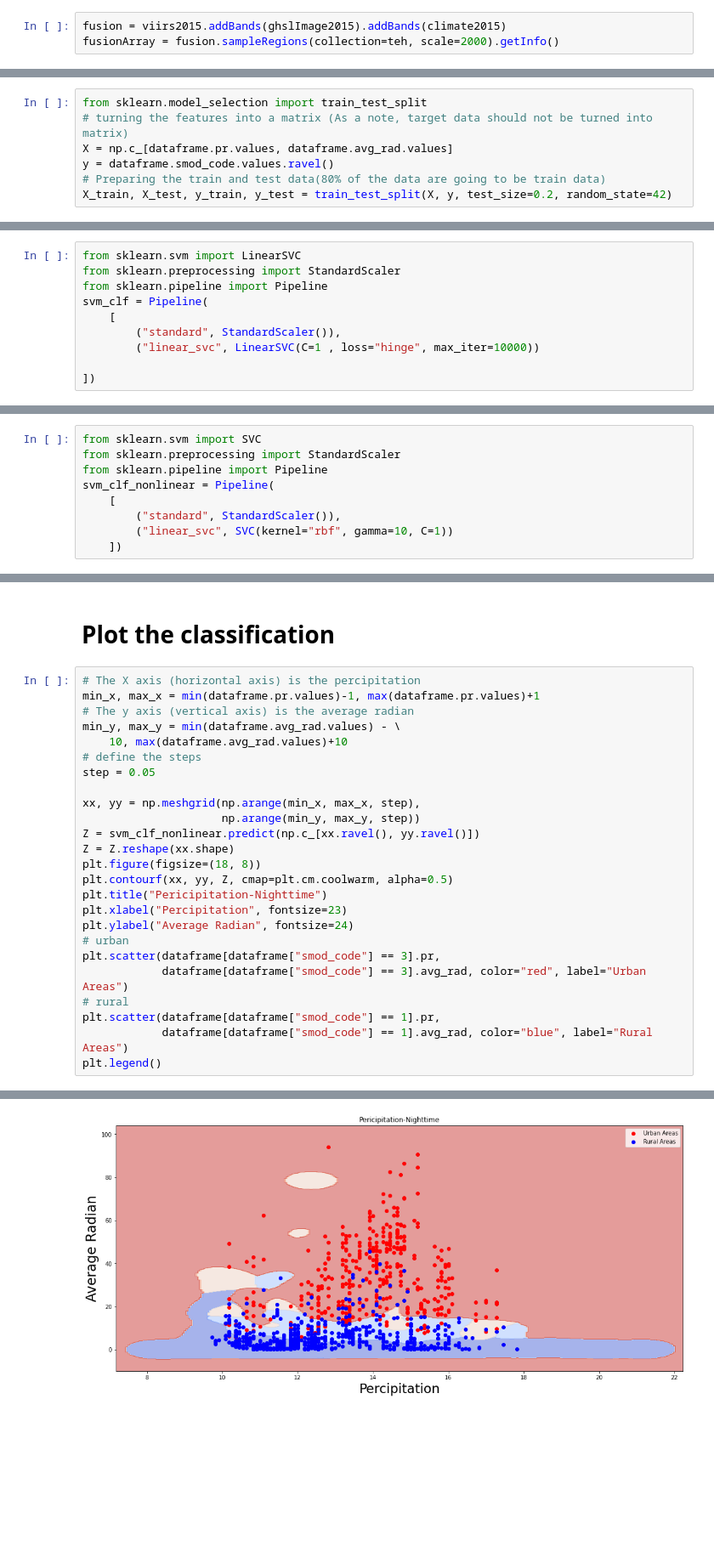
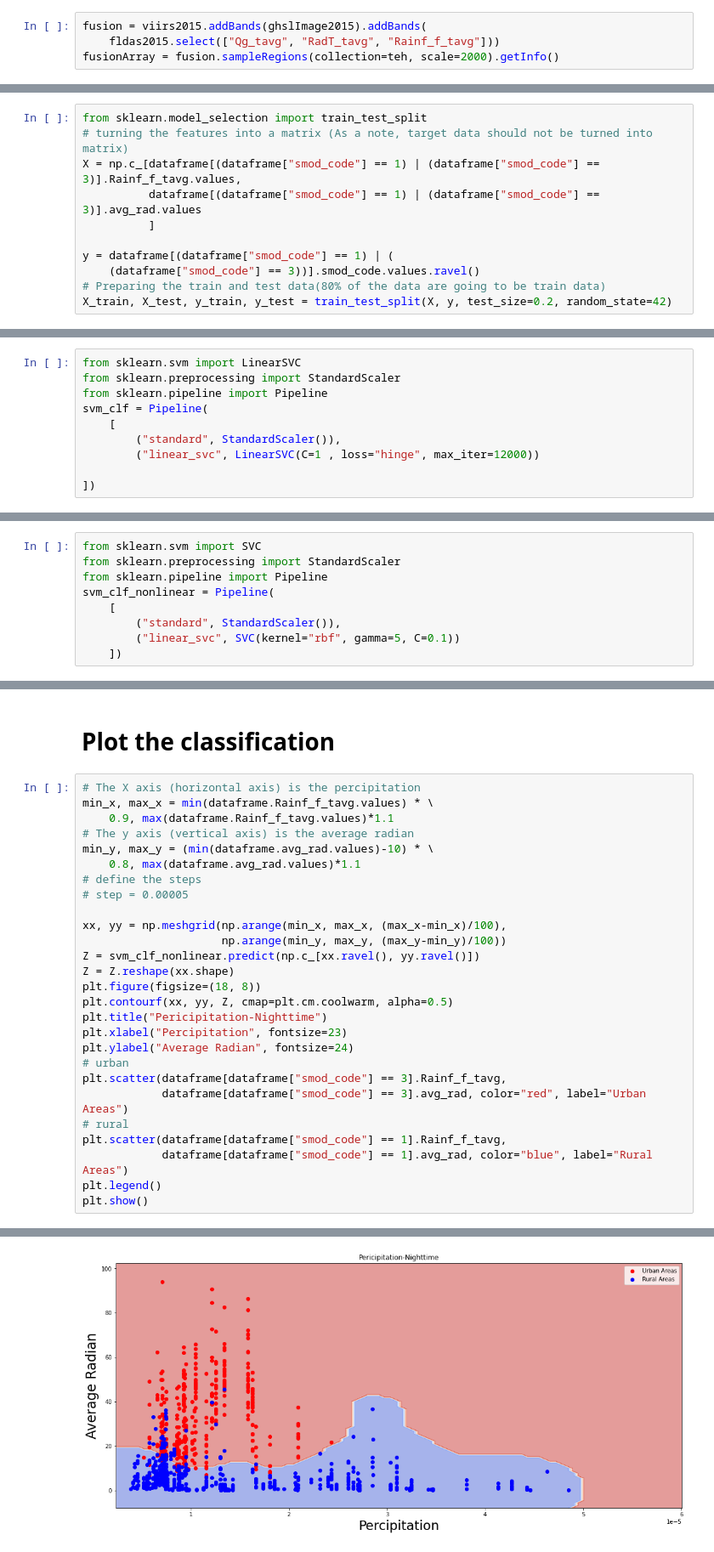
Before and after one commit to AmirHKiani98/nighttime-light-data, a Jupyter notebook: tehran-nighttime.ipynb, the cells around one changed output, grey strips where cells are left out. Shown: that part at 85% size. Saved outputs shown, nothing was run; the diff lists cells and outputs as text; blank space fills up the shorter version.

```diff
--- a/tehran-nighttime.ipynb
+++ b/tehran-nighttime.ipynb
@@ -49,7 +67,8 @@ climate2015 = climate.filterDate("2015-01-01", "2015-12-01").mean()
 # %% [markdown]
 # Add bands to each other
 # %%
-fusion = viirs2015.addBands(ghslImage2015).addBands(climate2015)
+fusion = viirs2015.addBands(ghslImage2015).addBands(
+    fldas2015.select(["Qg_tavg", "RadT_tavg", "Rainf_f_tavg"]))
 fusionArray = fusion.sampleRegions(collection=teh, scale=2000).getInfo()
 # %%
 mainList = fusionArray["features"]
@@ -125,8 +126,12 @@ plt.show()
 # %%
 from sklearn.model_selection import train_test_split
 # turning the features into a matrix (As a note, target data should not be turned into matrix)
-X = np.c_[dataframe.pr.values, dataframe.avg_rad.values]
-y = dataframe.smod_code.values.ravel()
+X = np.c_[dataframe[(dataframe["smod_code"] == 1) | (dataframe["smod_code"] == 3)].Rainf_f_tavg.values,
+          dataframe[(dataframe["smod_code"] == 1) | (dataframe["smod_code"] == 3)].avg_rad.values
+          ]
+
+y = dataframe[(dataframe["smod_code"] == 1) | (
+    (dataframe["smod_code"] == 3))].smod_code.values.ravel()
 # Preparing the train and test data(80% of the data are going to be train data)
 X_train, X_test, y_train, y_test = train_test_split(X, y, test_size=0.2, random_state=42)
 # %% [markdown]
@@ -138,7 +143,7 @@ from sklearn.pipeline import Pipeline
 svm_clf = Pipeline(
     [
         ("standard", StandardScaler()),
-        ("linear_svc", LinearSVC(C=1 , loss="hinge", max_iter=10000))
+        ("linear_svc", LinearSVC(C=1 , loss="hinge", max_iter=12000))
 
 ])
 # %% [markdown]
@@ -185,7 +190,7 @@ from sklearn.pipeline import Pipeline
 svm_clf_nonlinear = Pipeline(
     [
         ("standard", StandardScaler()),
-        ("linear_svc", SVC(kernel="rbf", gamma=10, C=1))
+        ("linear_svc", SVC(kernel="rbf", gamma=5, C=0.1))
     ])
 # %% [markdown]
 # Fit the train data to model
@@ -198,15 +203,16 @@ Accuracy = 78%
 # Plot the classification
 # %%
 # The X axis (horizontal axis) is the percipitation
-min_x, max_x = min(dataframe.pr.values)-1, max(dataframe.pr.values)+1
+min_x, max_x = min(dataframe.Rainf_f_tavg.values) * \
+    0.9, max(dataframe.Rainf_f_tavg.values)*1.1
 # The y axis (vertical axis) is the average radian
-min_y, max_y = min(dataframe.avg_rad.values) - \
-    10, max(dataframe.avg_rad.values)+10
+min_y, max_y = (min(dataframe.avg_rad.values)-10) * \
+    0.8, max(dataframe.avg_rad.values)*1.1
 # define the steps
-step = 0.05
+# step = 0.00005
 
-xx, yy = np.meshgrid(np.arange(min_x, max_x, step),
-                     np.arange(min_y, max_y, step))
+xx, yy = np.meshgrid(np.arange(min_x, max_x, (max_x-min_x)/100),
+                     np.arange(min_y, max_y, (max_y-min_y)/100))
 Z = svm_clf_nonlinear.predict(np.c_[xx.ravel(), yy.ravel()])
 Z = Z.reshape(xx.shape)
 plt.figure(figsize=(18, 8))
@@ -215,10 +221,11 @@ plt.title("Pericipitation-Nighttime")
 plt.xlabel("Percipitation", fontsize=23)
 plt.ylabel("Average Radian", fontsize=24)
 # urban
-plt.scatter(dataframe[dataframe["smod_code"] == 3].pr,
+plt.scatter(dataframe[dataframe["smod_code"] == 3].Rainf_f_tavg,
             dataframe[dataframe["smod_code"] == 3].avg_rad, color="red", label="Urban Areas")
 # rural
-plt.scatter(dataframe[dataframe["smod_code"] == 1].pr,
+plt.scatter(dataframe[dataframe["smod_code"] == 1].Rainf_f_tavg,
             dataframe[dataframe["smod_code"] == 1].avg_rad, color="blue", label="Rural Areas")
 plt.legend()
+plt.show()
 # %% [output]
@@ -226 +232 @@ plt.legend()
-[figure, old version]
+[figure, new version]
```
Also changed, not shown: parts of 48 cells of this notebook.
